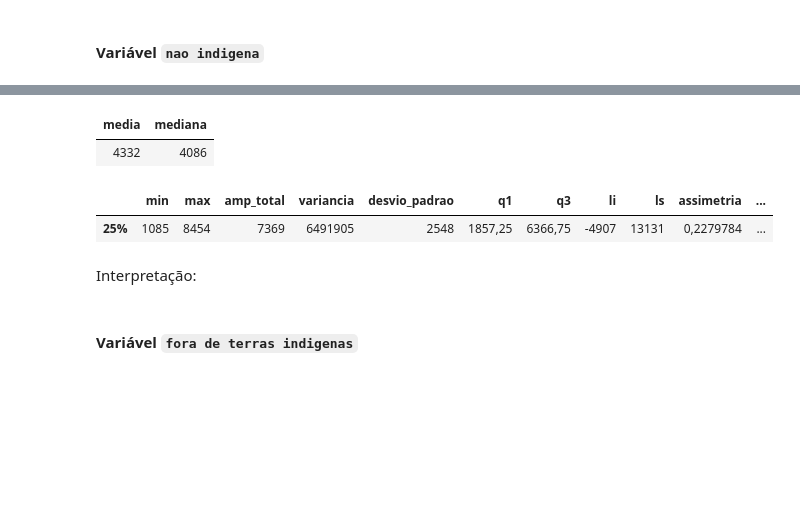
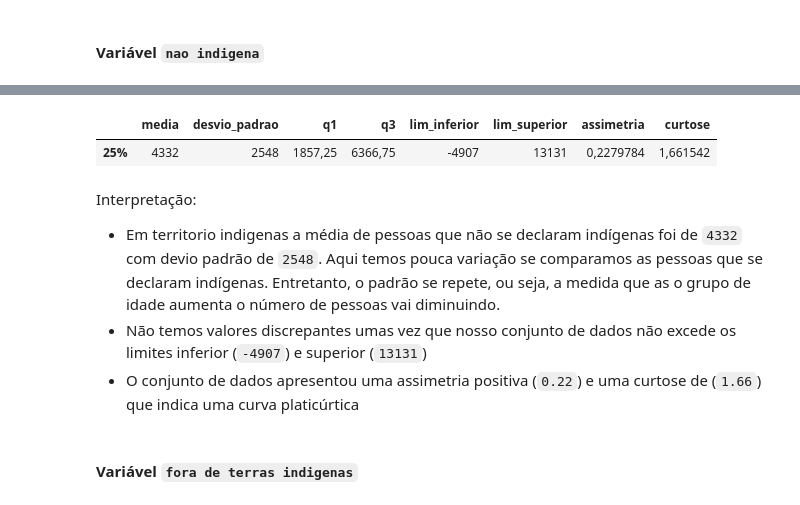
Before and after one commit to DanOliveira-DS/estatistica_ufg, a Jupyter notebook: EDA - Indígenas .ipynb, the cells around one changed output, grey strips where cells are left out. Cells and saved outputs as stored; diff of their text form; code cells hidden in the pictures; blank space fills up the shorter version.

```diff
--- a/EDA - Indígenas .ipynb
+++ b/EDA - Indígenas .ipynb
@@ -324,6 +324,22 @@ freq_table_total <- function(var, tipo)
 
 
 }
+
+resumo_estatistico <- function(x){
+    media <- round(mean(x))
+    desvio_padrao <- round(sd(x))
+    q1 <- quantile(x, probs = 0.25)
+    q3 <- quantile(x, probs = 0.75)
+    lim_inferior <- q1 - (1.5*(q3-q1))
+    lim_superior <- q3 + (1.5*(q3-q1))
+    assimetria <- skewness(x)
+    curtose <- kurtosis(x)
+
+
+    resumo_estatistico <- data.frame(media, desvio_padrao, q1, q3, lim_inferior, lim_superior, assimetria, curtose)
+
+    return(resumo_estatistico)
+}
 # %% [markdown]
 # Importando o Conjunto de Dados
 # %%
@@ -449,12 +478,12 @@ Interpretação:
 # %%
-tend_central(geral_rural_nind_freq_table$`Não se declararam(fi)`)
-med_variabilidade(geral_rural_nind_freq_table$`Não se declararam(fi)`)
+resumo_estatistico(geral_rural_nind_freq_table$`Não se declararam(fi)`)
 # %% [output]
-| media | mediana |
-| 4332 | 4086 |
+|  | media | desvio_padrao | q1 | q3 | lim_inferior | lim_superior | assimetria | curtose |
+| 25% | 4332 | 2548 | 1857,25 | 6366,75 | -4907 | 13131 | 0,2279784 | 1,661542 |
-|  | min | max | amp_total | variancia | desvio_padrao | q1 | q3 | li | ls | assimetria | ... |
-| 25% | 1085 | 8454 | 7369 | 6491905 | 2548 | 1857,25 | 6366,75 | -4907 | 13131 | 0,2279784 | ... |
-# %% [markdown]
-Interpretação:
+# %% [markdown]
+Interpretação:
+* Em territorio indigenas a média de pessoas que não se declaram indígenas foi de `4332` com devio padrão de `2548`. Aqui temos pouca variação se comparamos as pessoas que se declaram indígenas. Entretanto, o padrão se repete, ou seja, a medida que as o grupo de idade aumenta o número de pessoas vai diminuindo.
+* Não temos valores discrepantes umas vez que nosso conjunto de dados não excede os limites inferior (`-4907`) e superior (`13131`)
+* O conjunto de dados apresentou uma assimetria positiva (`0.22`) e uma curtose de (`1.66`) que indica uma curva platicúrtica
 # %% [markdown]
 #### Variável `fora de terras indigenas`
```
Also changed, not shown: parts of 16 cells of this notebook.
